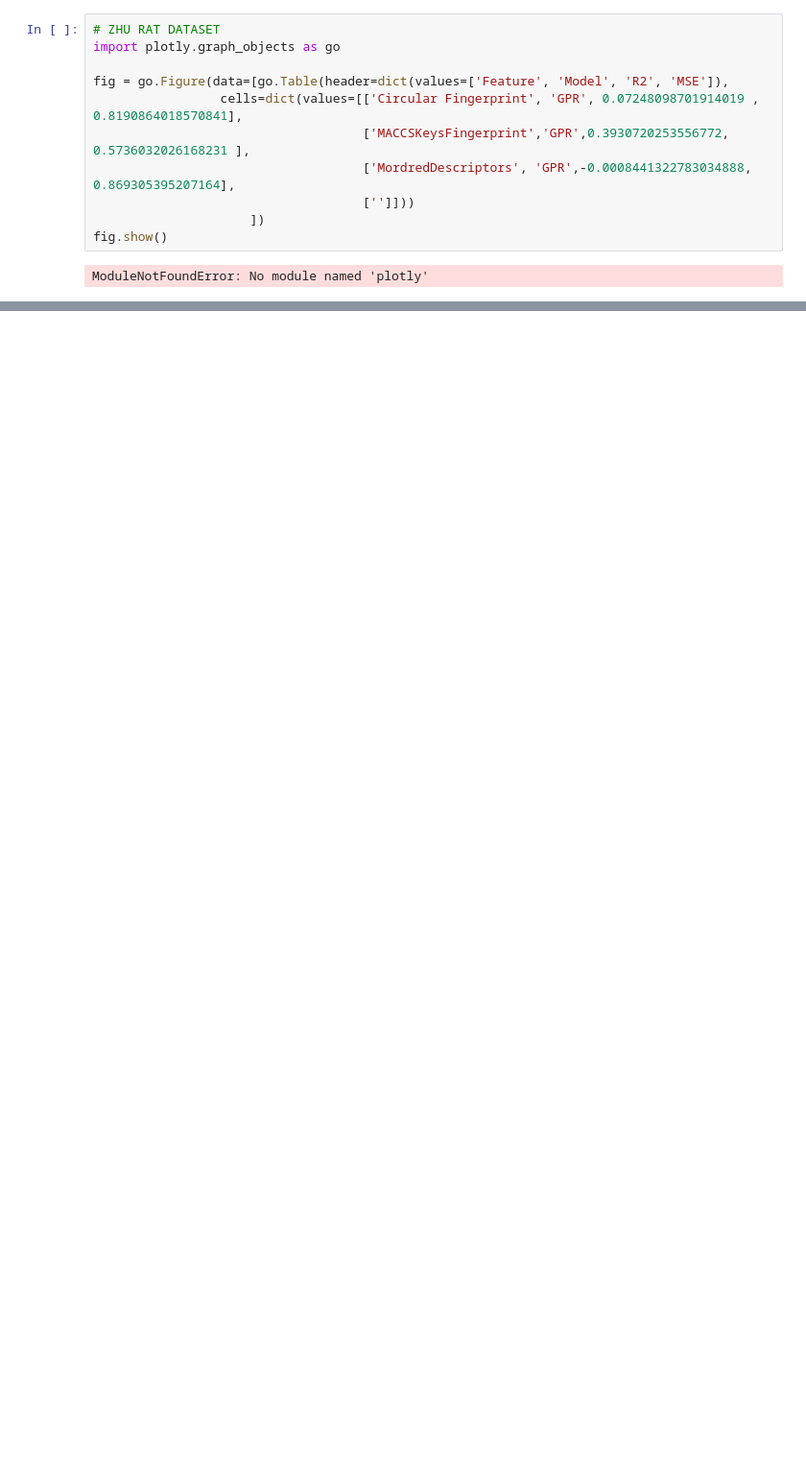
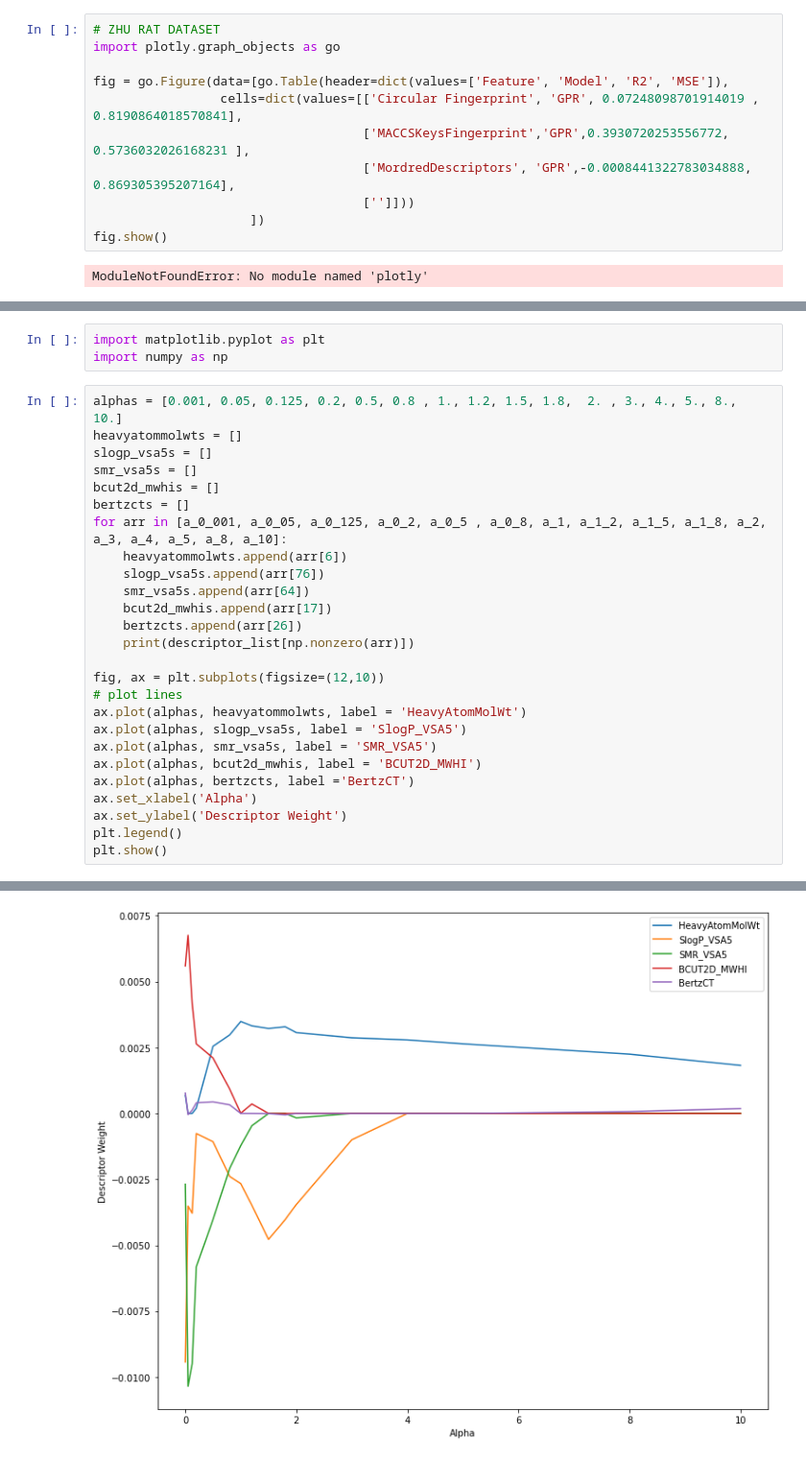
Before and after one commit to Zymergen-DIRECT-2021/cytoxnet, a Jupyter notebook: working/input_features/eval_feat_updated.ipynb, the cells around one changed output, grey strips where cells are left out. Shown at 96% size. Drawn from its saved outputs; the diff is of its cells as text; blank space fills up the shorter version.

```diff
--- a/working/input_features/eval_feat_updated.ipynb
+++ b/working/input_features/eval_feat_updated.ipynb
@@ -384,0 +1276,30 @@ ModuleNotFoundError: No module named 'plotly'
+# %%
+import matplotlib.pyplot as plt
+import numpy as np
+# %%
+alphas = [0.001, 0.05, 0.125, 0.2, 0.5, 0.8 , 1., 1.2, 1.5, 1.8,  2. , 3., 4., 5., 8., 10.]
+heavyatommolwts = []
+slogp_vsa5s = []
+smr_vsa5s = []
+bcut2d_mwhis = []
+bertzcts = []
+for arr in [a_0_001, a_0_05, a_0_125, a_0_2, a_0_5 , a_0_8, a_1, a_1_2, a_1_5, a_1_8, a_2, a_3, a_4, a_5, a_8, a_10]:
+    heavyatommolwts.append(arr[6])
+    slogp_vsa5s.append(arr[76])
+    smr_vsa5s.append(arr[64])
+    bcut2d_mwhis.append(arr[17])
+    bertzcts.append(arr[26])
+    print(descriptor_list[np.nonzero(arr)])
+
+fig, ax = plt.subplots(figsize=(12,10))
+# plot lines
+ax.plot(alphas, heavyatommolwts, label = 'HeavyAtomMolWt')
+ax.plot(alphas, slogp_vsa5s, label = 'SlogP_VSA5')
+ax.plot(alphas, smr_vsa5s, label = 'SMR_VSA5')
+ax.plot(alphas, bcut2d_mwhis, label = 'BCUT2D_MWHI')
+ax.plot(alphas, bertzcts, label ='BertzCT')
+ax.set_xlabel('Alpha')
+ax.set_ylabel('Descriptor Weight')
+plt.legend()
+plt.show()
+# %% [output]
@@ -384,0 +1323 @@ ModuleNotFoundError: No module named 'plotly'
+[figure, added]
```
Also changed, not shown: parts of 21 cells of this notebook, 4 other files.
